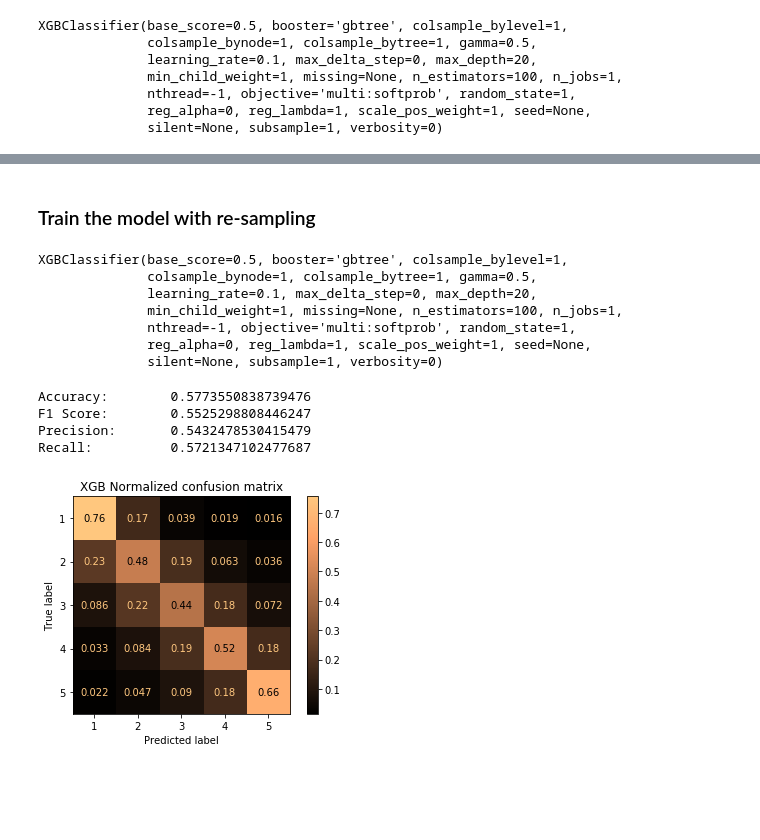
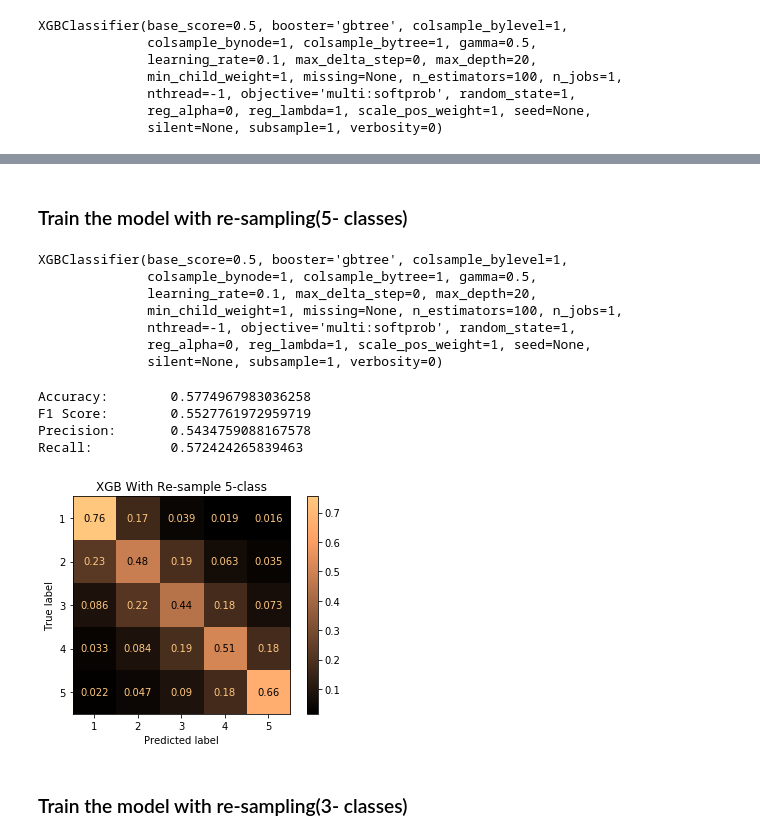
Before and after one commit to OnerInce/ml-earthquake, a Jupyter notebook: xgb.ipynb, the cells around one changed output, grey strips where cells are left out. Saved outputs shown, nothing was run; the diff lists cells and outputs as text; code cells hidden in the pictures; blank space fills up the shorter version.

```diff
--- a/xgb.ipynb
+++ b/xgb.ipynb
@@ -27,7 +33,7 @@ X_train, X_test, y_train, y_test = train_test_split(X, y, test_size = 0.25, rand
 # %%
-xgb = xgb.XGBClassifier(learning_rate = 0.1, n_estimators = 100, max_depth = 20, nthread = -1,
+xgboost = xgb.XGBClassifier(learning_rate = 0.1, n_estimators = 100, max_depth = 20, nthread = -1,
                           random_state = 1, verbosity = 0, gamma = 0.5)
-xgb.fit(X_train, y_train)
+xgboost.fit(X_train, y_train)
 # %% [output]
 XGBClassifier(base_score=0.5, booster='gbtree', colsample_bylevel=1,
               colsample_bynode=1, colsample_bytree=1, gamma=0.5,
@@ -62,0 +68,7 @@ Recall:          0.5679825019809606
+# %%
+xgboost = xgb.XGBClassifier(learning_rate = 0.1, n_estimators = 100, max_depth = 20, nthread = -1,
+                          random_state = 1, verbosity = 0, gamma = 0.5)
+
+xgboost.fit(X_train, y_train_3_class)
+
+xgboost_predictions = xgboost.predict(X_test)
@@ -63,13 +96,12 @@ Recall:          0.5679825019809606
 # %% [markdown]
-### Train the model with re-sampling
+### Train the model with re-sampling(5- classes)
 # %%
 sm = SMOTEENN(random_state = 27, n_jobs = -1)
-X_train, y_train = sm.fit_sample(X_train, y_train)
+X_train_resample, y_train_resample = sm.fit_sample(X_train, y_train)
 # %%
-import xgboost as xgb
 xgb_sampled = xgb.XGBClassifier(learning_rate = 0.1, n_estimators = 100, max_depth = 20, nthread = -1,
                           random_state = 1, verbosity = 0, gamma = 0.5)
-xgb_sampled.fit(X_train, y_train)
+xgb_sampled.fit(X_train_resample, y_train_resample)
 # %% [output]
 XGBClassifier(base_score=0.5, booster='gbtree', colsample_bylevel=1,
               colsample_bynode=1, colsample_bytree=1, gamma=0.5,
@@ -81,24 +113,23 @@ XGBClassifier(base_score=0.5, booster='gbtree', colsample_bylevel=1,
 # %%
 xgb_sampled_pred = xgb_sampled.predict(X_test)
 # %%
-from sklearn.metrics import accuracy_score, precision_score, recall_score, f1_score, plot_confusion_matrix
-import matplotlib.pyplot as plt
-
 print("Accuracy: \t", accuracy_score(y_test, xgb_sampled_pred))
 print("F1 Score: \t", f1_score(y_test, xgb_sampled_pred, average = 'macro'))
 print("Precision:\t", precision_score(y_test, xgb_sampled_pred, average = 'macro'))
 print("Recall:   \t", recall_score(y_test, xgb_sampled_pred, average = 'macro'))
 
 # Plot normalized confusion matrix
 classes = ["1", "2", "3", "4", "5"]
-title = "XGB Normalized confusion matrix"
+title = "XGB With Re-sample 5-class"
 disp = plot_confusion_matrix(xgb_sampled, X_test, y_test, display_labels = classes, cmap = "copper", normalize = "true")
 disp.ax_.set_title(title)
 
 plt.show()
 # %% [output]
-Accuracy:        0.5773550838739476
-F1 Score:        0.5525298808446247
-Precision:       0.5432478530415479
-Recall:          0.5721347102477687
+Accuracy:        0.5774967983036258
+F1 Score:        0.5527761972959719
+Precision:       0.5434759088167578
+Recall:          0.572424265839463
-[figure, old version]
+[figure, new version]
+# %% [markdown]
+### Train the model with re-sampling(3- classes)
```
Also changed, not shown: parts of 12 cells of this notebook.
